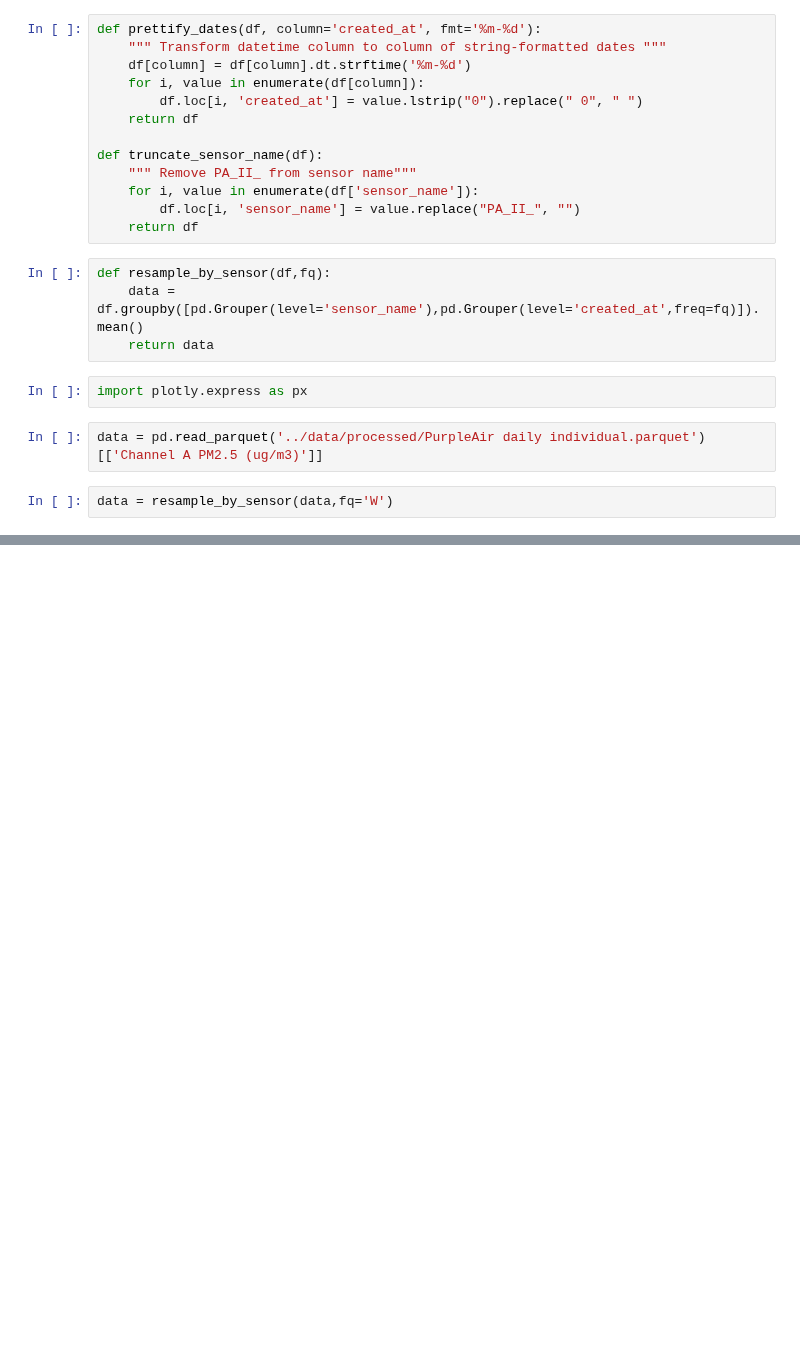
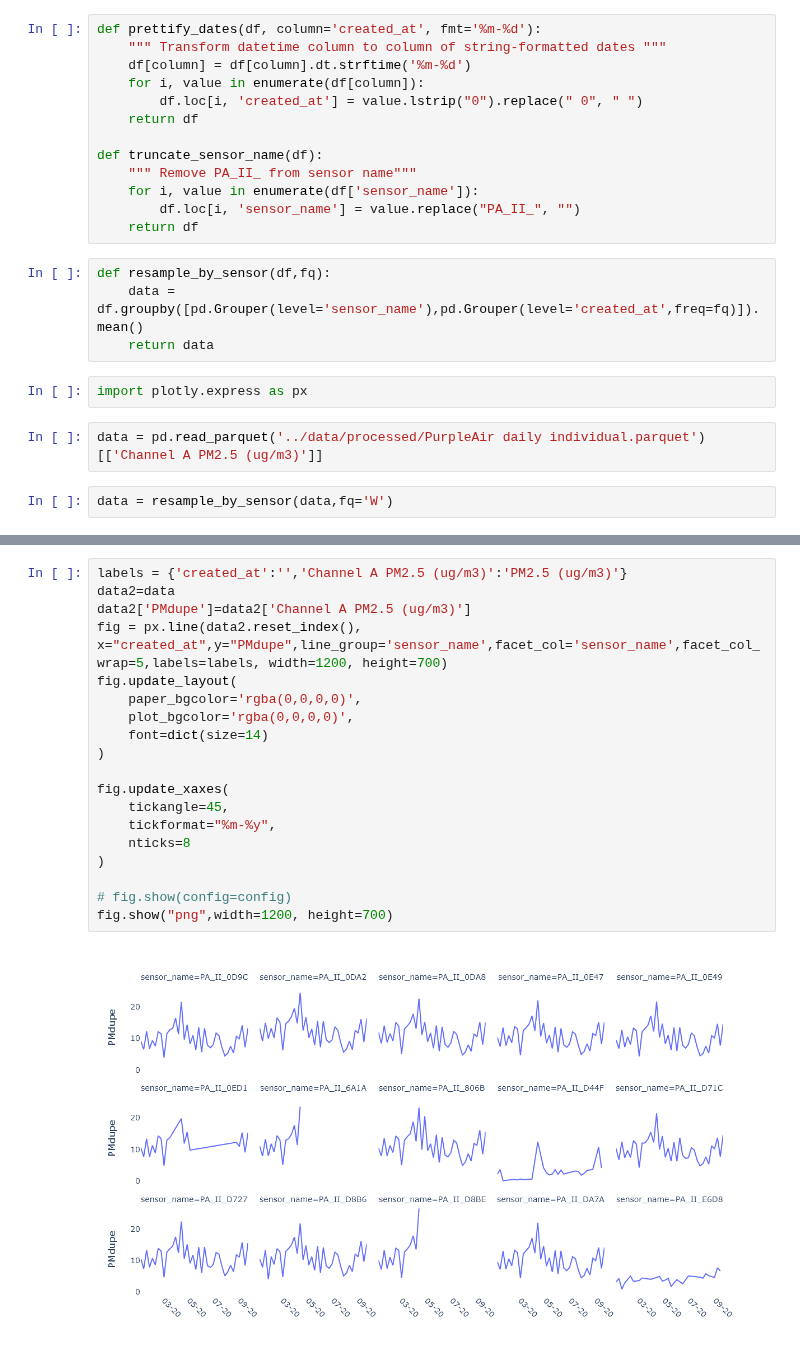
Before and after one commit to intelligent-environments-lab/bleed-orange-measure-purple, a Jupyter notebook: notebooks/4.1-cjl-PA-timeseries-25-75-band.ipynb, the cells around one changed output, grey strips where cells are left out. Drawn from its saved outputs; the diff is of its cells as text; blank space fills up the shorter version.

```diff
--- a/notebooks/4.1-cjl-PA-timeseries-25-75-band.ipynb
+++ b/notebooks/4.1-cjl-PA-timeseries-25-75-band.ipynb
@@ -65,0 +129,21 @@ fig.show("png",width=1200, height=700)
+# %%
+labels = {'created_at':'','Channel A PM2.5 (ug/m3)':'PM2.5 (ug/m3)'}
+data2=data
+data2['PMdupe']=data2['Channel A PM2.5 (ug/m3)']
+fig = px.line(data2.reset_index(), x="created_at",y="PMdupe",line_group='sensor_name',facet_col='sensor_name',facet_col_wrap=5,labels=labels, width=1200, height=700)
+fig.update_layout(
+    paper_bgcolor='rgba(0,0,0,0)',
+    plot_bgcolor='rgba(0,0,0,0)',
+    font=dict(size=14)
+)
+
+fig.update_xaxes(
+    tickangle=45,
+    tickformat="%m-%y",
+    nticks=8
+)
+
+# fig.show(config=config)
+fig.show("png",width=1200, height=700)
+# %% [output]
+[figure, added]
```
Also changed, not shown: parts of 5 cells of this notebook.
